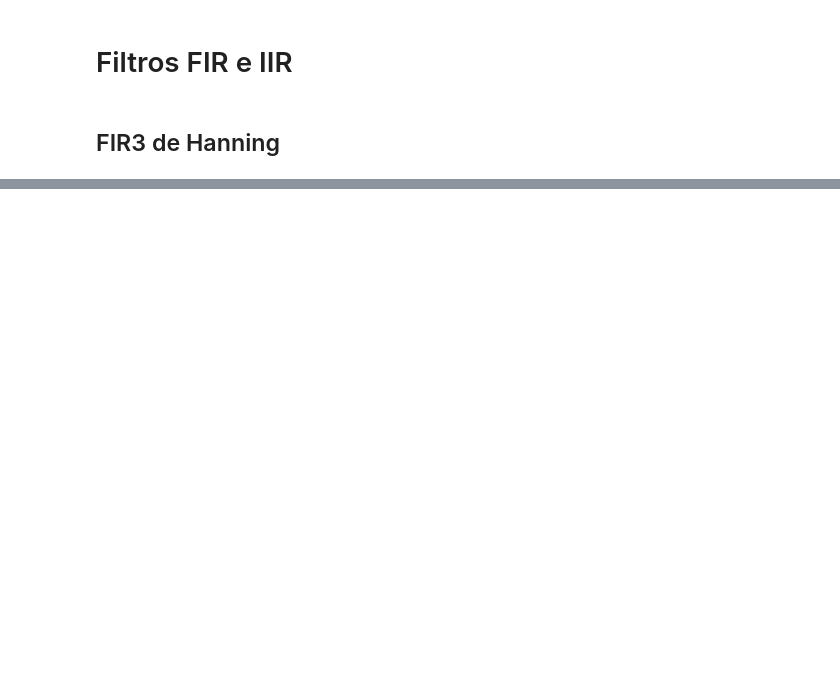
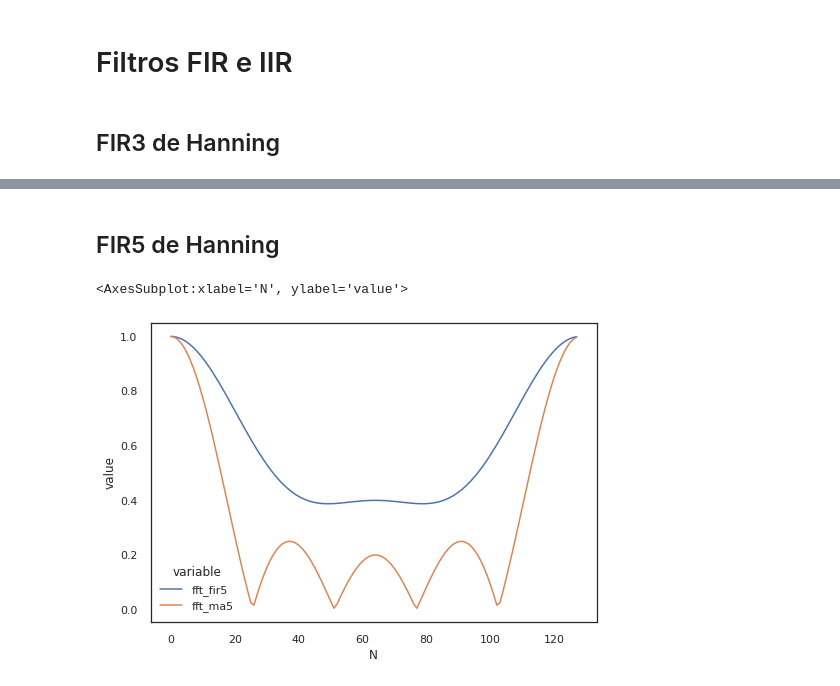
Before and after one commit to juanknebel/series-temporales-2020, a Jupyter notebook: notebooks/09-filtros_fir_iir.ipynb, the cells around one changed output, grey strips where cells are left out. Saved outputs shown, nothing was run; the diff lists cells and outputs as text; code cells hidden in the pictures; blank space fills up the shorter version.

```diff
--- a/notebooks/09-filtros_fir_iir.ipynb
+++ b/notebooks/09-filtros_fir_iir.ipynb
@@ -167,0 +39,25 @@ plt.show()
+# %% [markdown]
+## FIR5 de Hanning
+# %%
+N = 128
+
+fir5 = np.zeros(N)
+fir5[0] = 0.05
+fir5[1] = 0.15
+fir5[2] = 0.6
+fir5[3] = 0.15
+fir5[4] = 0.05
+
+ma5 = np.zeros(N)
+ma5[0:5] = 1/5
+
+df_fir5 = pd.DataFrame({
+    'N': np.arange(N),
+    'fft_fir5': np.abs(fft(fir5)),
+    'fft_ma5': np.abs(fft(ma5))
+})
+
+sns.lineplot(x="N", y="value", hue='variable', data=pd.melt(df_fir5, 'N'))
+# %% [output]
+<AxesSubplot:xlabel='N', ylabel='value'>
+[figure, added]
```
Also changed, not shown: parts of 38 cells of this notebook.
